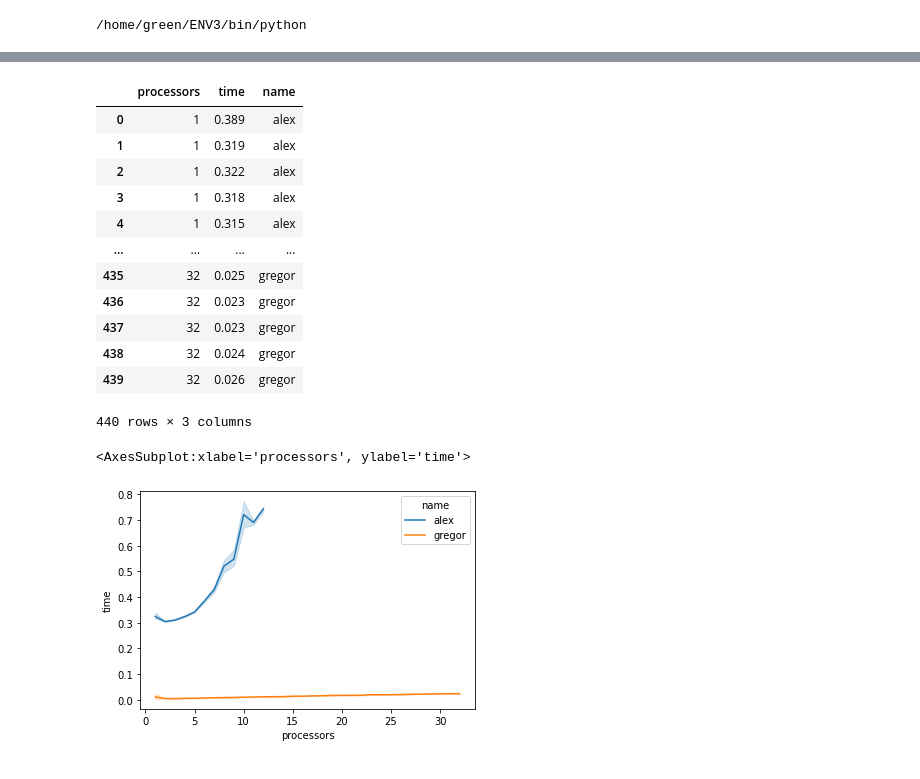
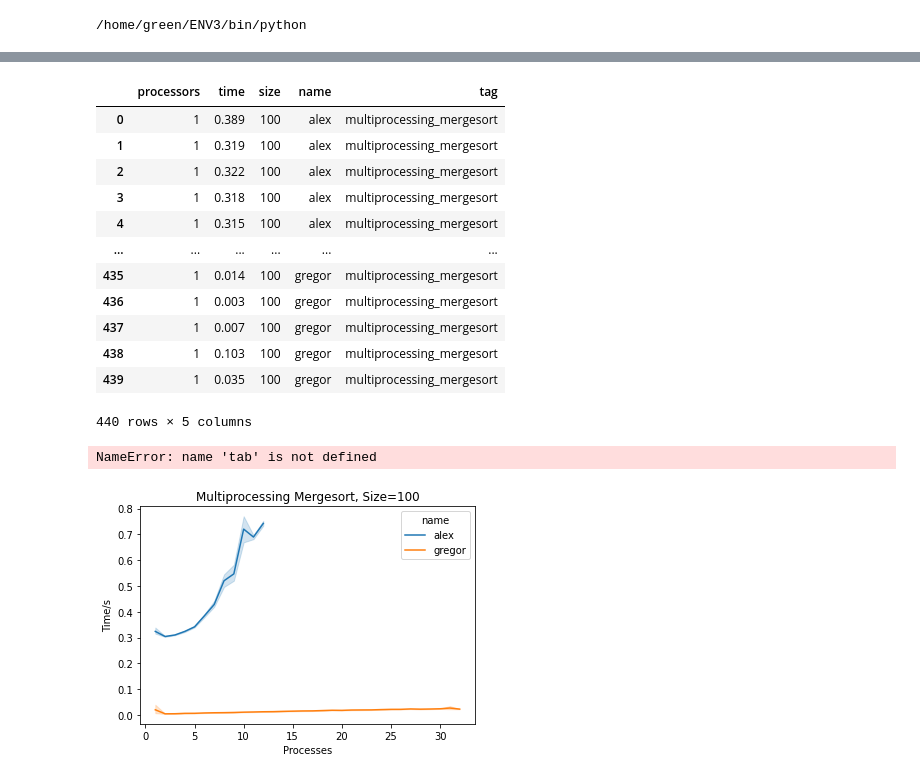
Before and after one commit to cloudmesh/cloudmesh-mpi, a Jupyter notebook: examples/sort/gregor-bandplot.ipynb, the cells around one changed output, grey strips where cells are left out. Cells and saved outputs as stored; diff of their text form; code cells hidden in the pictures.

```diff
--- a/examples/sort/gregor-bandplot.ipynb
+++ b/examples/sort/gregor-bandplot.ipynb
@@ -46,10 +12,14 @@ def read_data(log, tag="multiprocessing_mergesort"):
+# %%
+size = 100
+tag = "multiprocessing_mergesort"
 # %%
 data = []
 
 files = ["alex", "gregor"]
 
 for file in files:
-    content = read_data(file)
+    content = read_log(file, size=size)
     data = data + content
 
 # data
+data
@@ -56,23 +44,34 @@ for file in files:
 # %%
 df = pd.DataFrame(data = data,
-                  columns = ["processors", "time", "name"])
+                  columns = ["processors", "time", "size", "name", "tag"])
 df
 # %% [output]
-|  | processors | time | name |
-| 0 | 1 | 0.389 | alex |
-| 1 | 1 | 0.319 | alex |
-| 2 | 1 | 0.322 | alex |
-| 3 | 1 | 0.318 | alex |
-| 4 | 1 | 0.315 | alex |
-| ... | ... | ... | ... |
-| 435 | 32 | 0.025 | gregor |
-| 436 | 32 | 0.023 | gregor |
-| 437 | 32 | 0.023 | gregor |
-| 438 | 32 | 0.024 | gregor |
-| 439 | 32 | 0.026 | gregor |
+|  | processors | time | size | name | tag |
+| 0 | 1 | 0.389 | 100 | alex | multiprocessing_mergesort |
+| 1 | 1 | 0.319 | 100 | alex | multiprocessing_mergesort |
+| 2 | 1 | 0.322 | 100 | alex | multiprocessing_mergesort |
+| 3 | 1 | 0.318 | 100 | alex | multiprocessing_mergesort |
+| 4 | 1 | 0.315 | 100 | alex | multiprocessing_mergesort |
+| ... | ... | ... | ... | ... | ... |
+| 435 | 1 | 0.014 | 100 | gregor | multiprocessing_mergesort |
+| 436 | 1 | 0.003 | 100 | gregor | multiprocessing_mergesort |
+| 437 | 1 | 0.007 | 100 | gregor | multiprocessing_mergesort |
+| 438 | 1 | 0.103 | 100 | gregor | multiprocessing_mergesort |
+| 439 | 1 | 0.035 | 100 | gregor | multiprocessing_mergesort |
-440 rows × 3 columns
+440 rows × 5 columns
 # %%
-sns.lineplot(data=df, x="processors", y="time", hue="name")
+def plot_benchmark_by_size(df, size, tag, files):
+    names = "-".join(files)
+    sns.lineplot(data=df, x="processors", y="time", hue="name");
+    t = tag.title()
+    label = f"{t}, Size={size}".replace("_", " ")
+    plt.title(f"{label}");
+    plt.ylabel("Time/s");
+    plt.xlabel("Processes");
+    plt.savefig(f"images/by-size-{size}-{tab}-{names}.png")
+    plt.savefig(f"images/by-size-{size}-{tab}-{names}.pdf")
+
+plot_benchmark_by_size(df, size, tag, files)
 # %% [output]
-<AxesSubplot:xlabel='processors', ylabel='time'>
+NameError: name 'tab' is not defined
-[figure, old version]
+[figure, new version]
```
Also changed, not shown: parts of 3 cells of this notebook, 5 other files.
